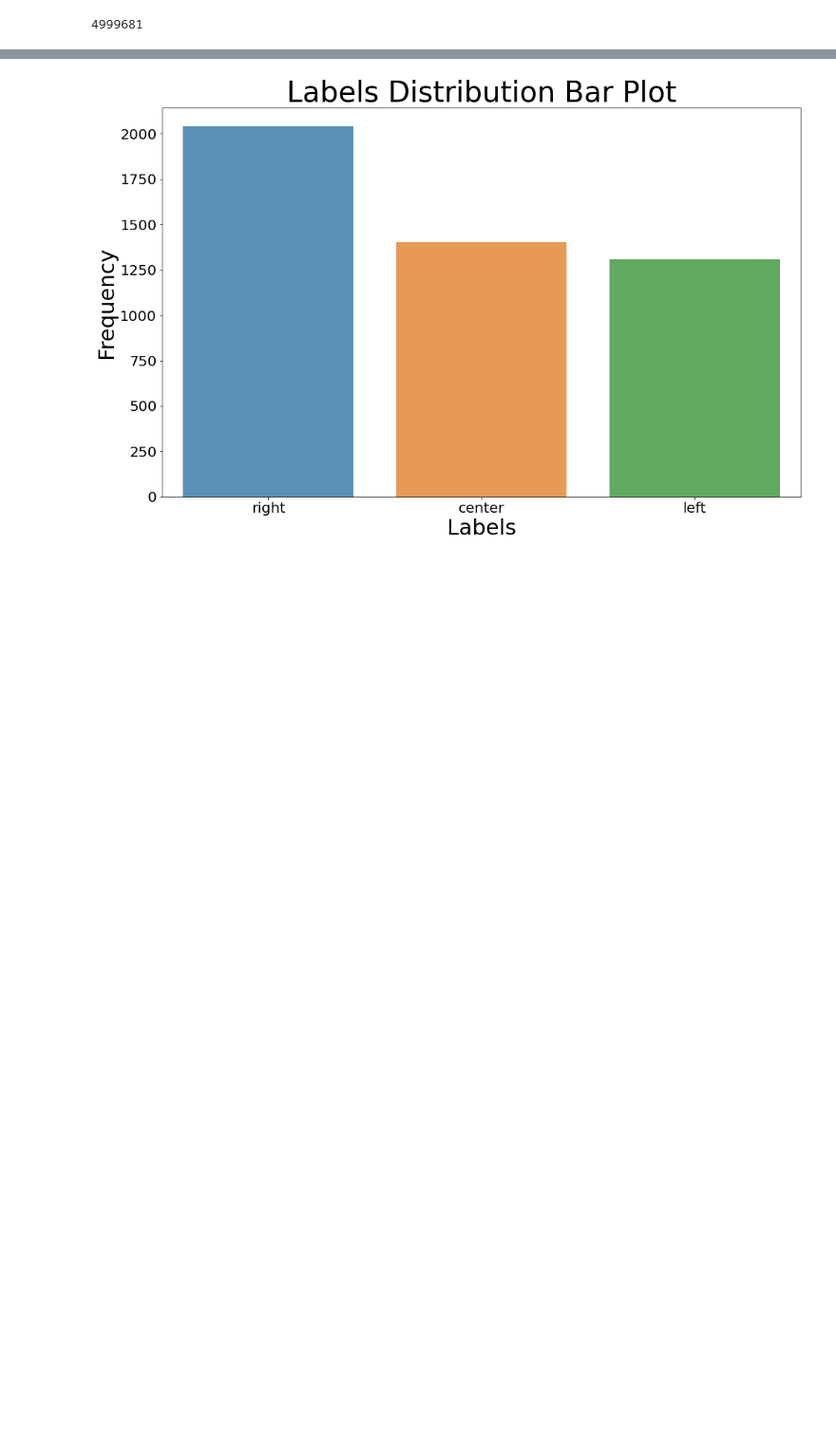
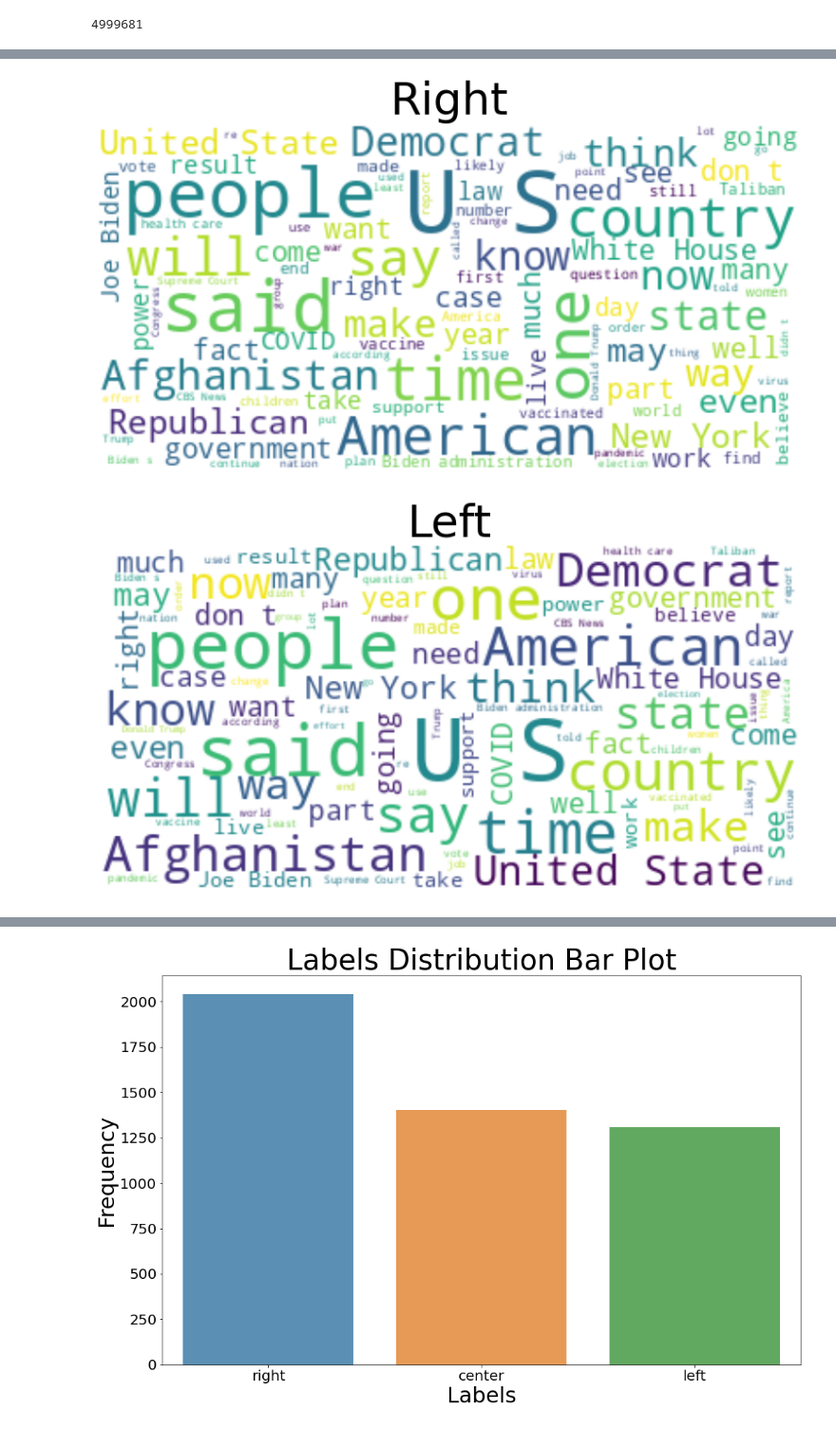
Before and after one commit to ekostrov/CapstoneProject, a Jupyter notebook: JupyterNotebooks/project.ipynb, the cells around one changed output, grey strips where cells are left out. Shown at 95% size. Cells and saved outputs as stored; diff of their text form; code cells hidden in the pictures; blank space fills up the shorter version.

```diff
--- a/JupyterNotebooks/project.ipynb
+++ b/JupyterNotebooks/project.ipynb
@@ -197,0 +200,22 @@ plt.show()
+# %%
+# building word cloud
+def buildWordCloud(df, fileName):
+    locCorpus = []
+    article = df.article.str.split()
+    article = article.values.tolist()
+    locCorpus = [word for i in article for word in i]
+    text = " ".join(corpus)
+    wordcloud = WordCloud(max_font_size=50, max_words=100, background_color="white").generate(text)
+    wordcloud.to_file("../img/cloud_" + fileName + ".png")
+    plt.figure(figsize=(14,8))
+    plt.title(label.capitalize(), fontsize=50)
+    plt.imshow(wordcloud, interpolation="bilinear")
+    plt.axis("off")
+    plt.show()
+# %%
+for label in ['right','left','center']:
+    curr_df =df[df.label == label]
+    buildWordCloud(curr_df, label)
+# %% [output]
+[figure, added]
+[figure, added]
```
Also changed, not shown: parts of 21 cells of this notebook, 6 other files.
